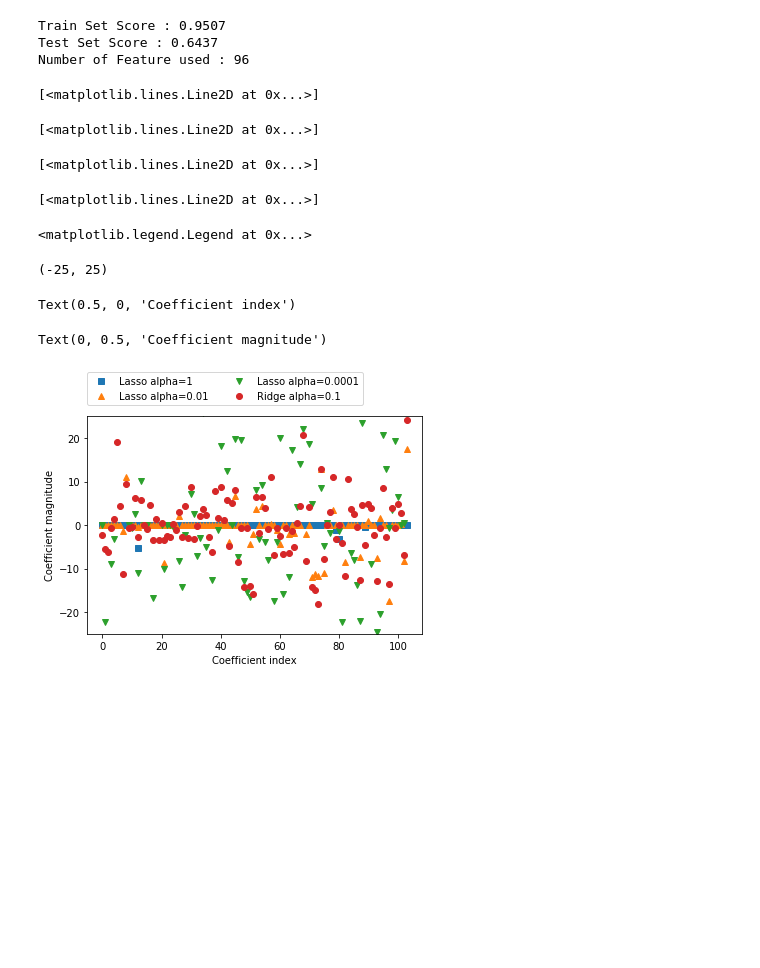
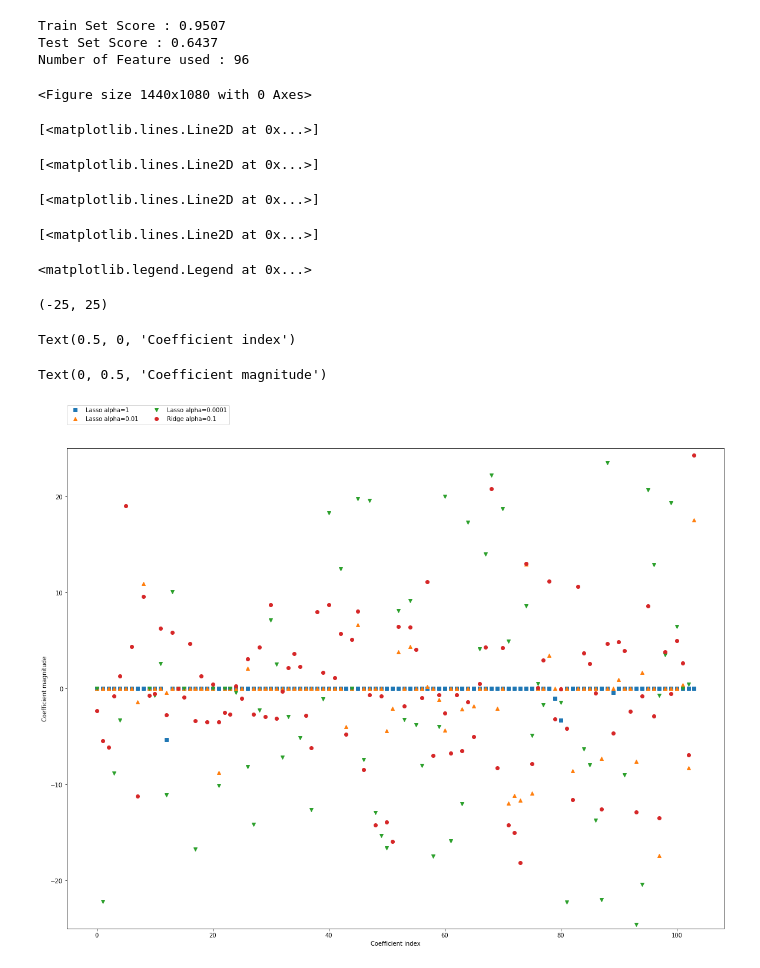
Before and after one commit to ikukang/MLwithPython, a Jupyter notebook: 02_supervised_learning.ipynb, the cells around one changed output. Cells and saved outputs as stored; diff of their text form; code cells hidden in the pictures; blank space fills up the shorter version.

```diff
--- a/02_supervised_learning.ipynb
+++ b/02_supervised_learning.ipynb
@@ -505,22 +508,24 @@ Train Set Score : 0.9507
 Test Set Score : 0.6437
 Number of Feature used : 96
 # %%
+plt.figure(figsize=(20, 15))
 plt.plot(lasso.coef_, 's', label="Lasso alpha=1")
 plt.plot(lasso001.coef_, '^', label="Lasso alpha=0.01")
 plt.plot(lasso00001.coef_, 'v', label="Lasso alpha=0.0001")
 
 plt.plot(ridge01.coef_, 'o', label="Ridge alpha=0.1")
 plt.legend(ncol=2, loc=(0, 1.05))
 plt.ylim(-25, 25)
 plt.xlabel("Coefficient index")
 plt.ylabel("Coefficient magnitude")
 # %% [output]
-[<matplotlib.lines.Line2D at 0x...>]
+<Figure size 1440x1080 with 0 Axes>
 [<matplotlib.lines.Line2D at 0x...>]
 [<matplotlib.lines.Line2D at 0x...>]
 [<matplotlib.lines.Line2D at 0x...>]
-<matplotlib.legend.Legend at 0x...>
+[<matplotlib.lines.Line2D at 0x...>]
-(-25, 25)
+<matplotlib.legend.Legend at 0x...>
-Text(0.5, 0, 'Coefficient index')
+(-25, 25)
-Text(0, 0.5, 'Coefficient magnitude')
+Text(0.5, 0, 'Coefficient index')
+Text(0, 0.5, 'Coefficient magnitude')
-[figure, old version]
+[figure, new version]
```
Also changed, not shown: parts of 10 cells of this notebook.
